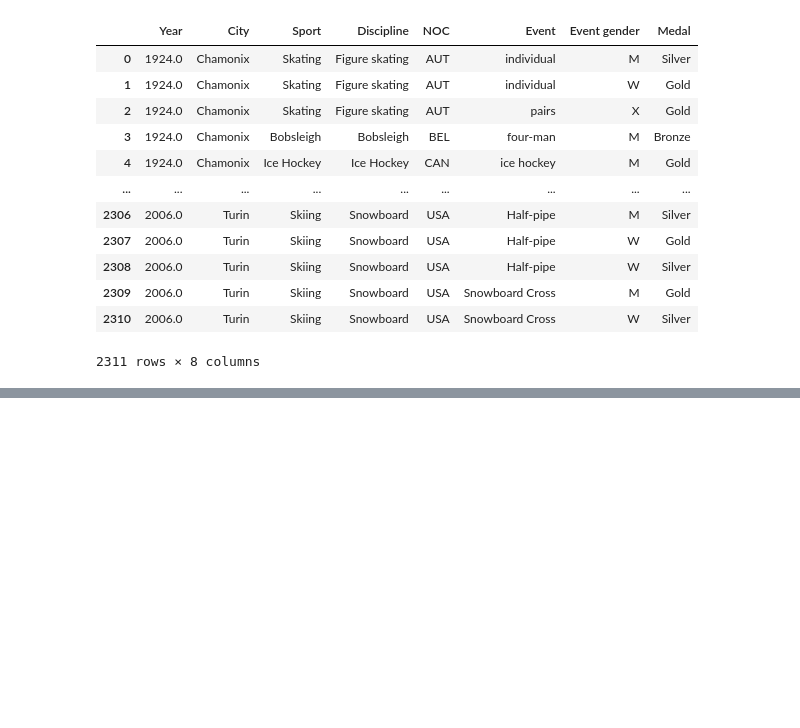
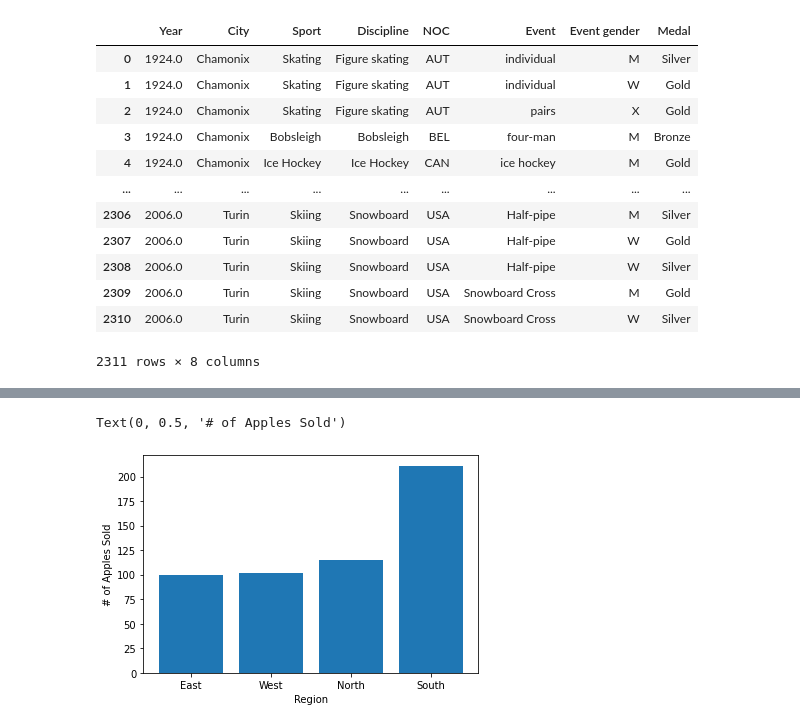
Before and after one commit to Deepakdk06/DA_Batch_by_Manoj_Sir, a Jupyter notebook: Topic2- Pandas.ipynb, the cells around one changed output, grey strips where cells are left out. Saved outputs shown, nothing was run; the diff lists cells and outputs as text; code cells hidden in the pictures; blank space fills up the shorter version.

```diff
--- a/Topic2- Pandas.ipynb
+++ b/Topic2- Pandas.ipynb
@@ -598,0 +1156,9 @@ Parser memory cleanup took: 0.00 ms
+# %%
+apples= [100,102,115,211]
+days= ['East', "West","North","South"]
+plt.bar(days, apples)
+plt.xlabel("Region")
+plt.ylabel("# of Apples Sold")
+# %% [output]
+Text(0, 0.5, '# of Apples Sold')
+[figure, added]
```
Also changed, not shown: parts of 39 cells of this notebook.
